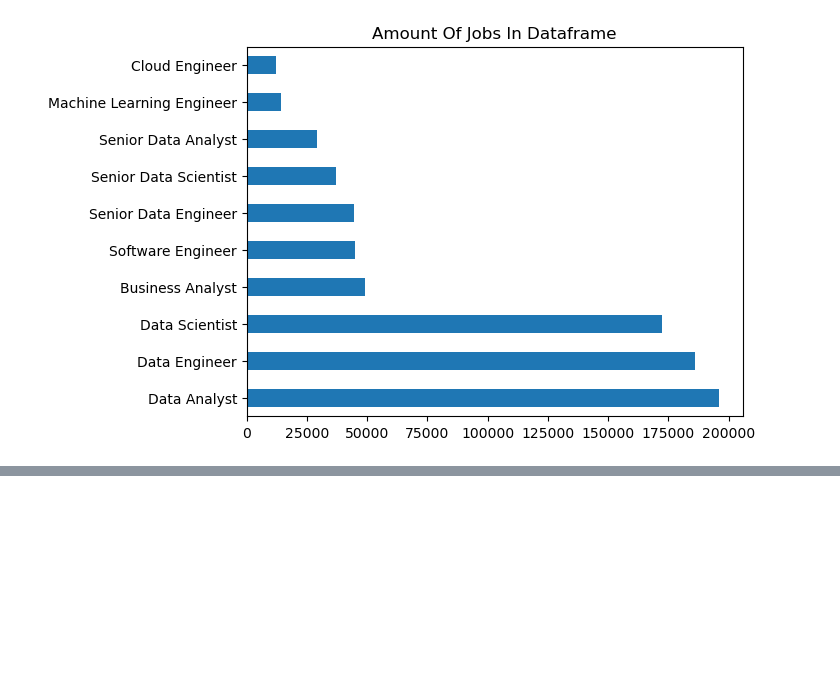
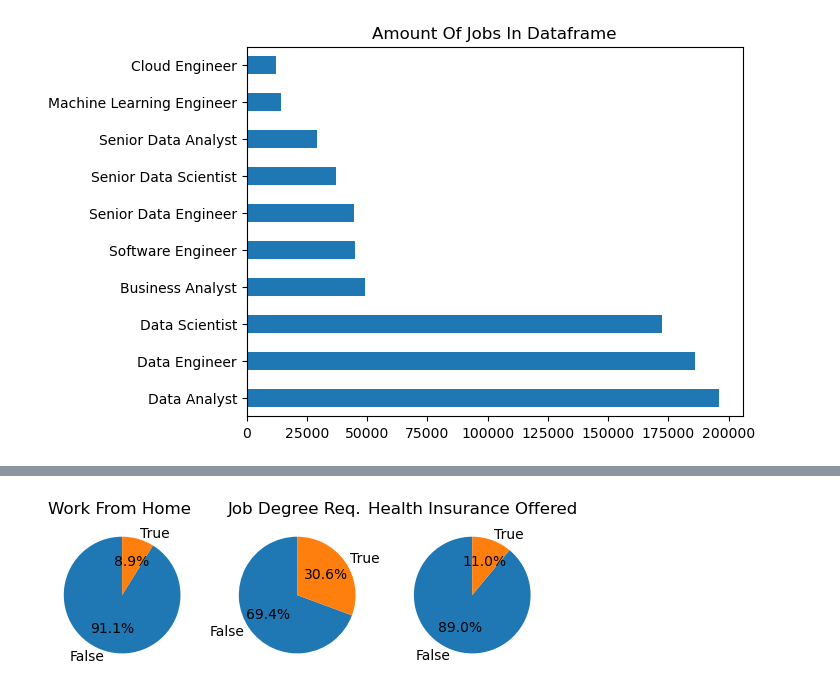
Before and after one commit to okiromosh/Learning-Python-Data, a Jupyter notebook: Python Matplotlib 3_Pie Plots.ipynb, the cells around one changed output, grey strips where cells are left out. Saved outputs shown, nothing was run; the diff lists cells and outputs as text; code cells hidden in the pictures; blank space fills up the shorter version.

```diff
--- a/Python Matplotlib 3_Pie Plots.ipynb
+++ b/Python Matplotlib 3_Pie Plots.ipynb
@@ -39,0 +60,15 @@ plt.show()
+# %%
+fig , ax = plt.subplots(1,3)
+
+dict_column = {
+    'job_work_from_home':'Work From Home ',
+    'job_no_degree_mention': 'Job Degree Req. ',
+    'job_health_insurance' : 'Health Insurance Offered'
+}
+for i, (column, title) in enumerate(dict_column.items()):
+   ax[i].pie(df[column].value_counts(), startangle=90, autopct='%1.1f%%', labels=['False','True'])
+   ax[i].set_title(title)
+
+plt.show()
+# %% [output]
+[figure, added]
```
Also changed, not shown: parts of 4 cells of this notebook.
